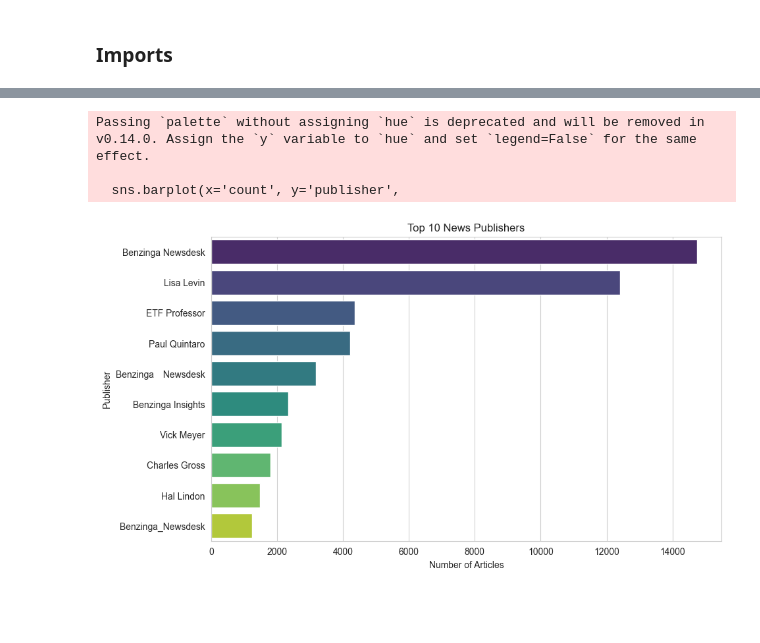
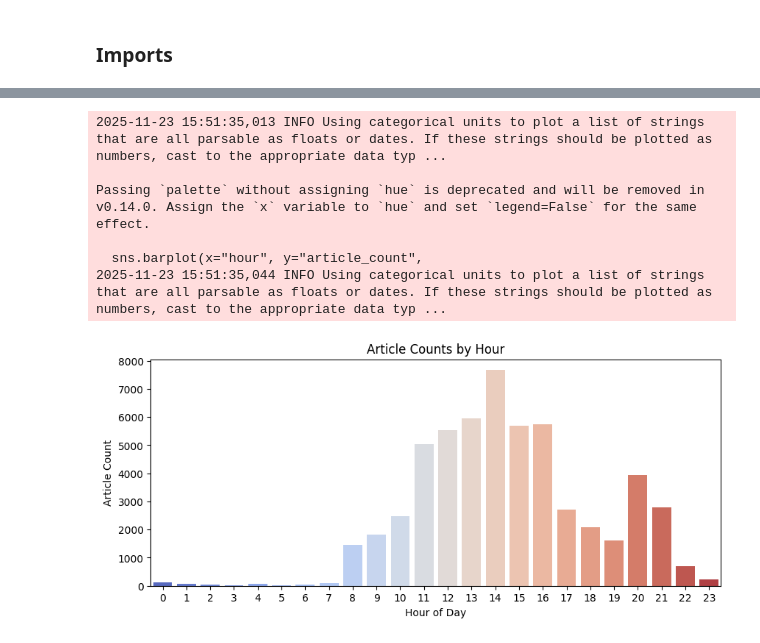
Before and after one commit to tib-dev/Predicting-Price-Moves-with-News-Sentiment, a Jupyter notebook: notebooks/eda_news.ipynb, the cells around one changed output, grey strips where cells are left out. Cells and saved outputs as stored; diff of their text form; code cells hidden in the pictures; blank space fills up the shorter version.

```diff
--- a/notebooks/eda_news.ipynb
+++ b/notebooks/eda_news.ipynb
@@ -91,0 +81,8 @@ publisher_counts.head(10)
+# %%
+# ================================================
+# Run preprocessing pipeline
+# ================================================
+
+df_news = service.run_pipeline(preprocess=True, align=False, aggregate=False)
+print("Processed News DataFrame:")
+display(df_news.head())
@@ -91,0 +99,6 @@ publisher_counts.head(10)
+# %%
+# ================================================
+# Cell 5 — Add headline metrics for EDA
+# ================================================
+df_news_metrics = add_headline_metrics(df_news, text_col="headline")
+display(df_news_metrics.head())
@@ -92,13 +177,19 @@ publisher_counts.head(10)
 # %%
-plt.figure(figsize=(10, 6))
-sns.barplot(x='count', y='publisher',
-            data=publisher_counts.head(10), palette='viridis')
-plt.title('Top 10 News Publishers')
-plt.xlabel('Number of Articles')
-plt.ylabel('Publisher')
+trend_by_hour = publication_trend_by_time(
+    df_news_metrics, date_col='date_naive')
+
+plt.figure(figsize=(10, 4))
+sns.barplot(x="hour", y="article_count",
+            data=trend_by_hour, palette="coolwarm")
+plt.title("Article Counts by Hour")
+plt.xlabel("Hour of Day")
+plt.ylabel("Article Count")
 plt.show()
 # %% [output]
-Passing `palette` without assigning `hue` is deprecated and will be removed in v0.14.0. Assign the `y` variable to `hue` and set `legend=False` for the same effect.
+2025-11-23 15:51:35,013 INFO Using categorical units to plot a list of strings that are all parsable as floats or dates. If these strings should be plotted as numbers, cast to the appropriate data typ ...
 
-  sns.barplot(x='count', y='publisher',
+Passing `palette` without assigning `hue` is deprecated and will be removed in v0.14.0. Assign the `x` variable to `hue` and set `legend=False` for the same effect.
+
+  sns.barplot(x="hour", y="article_count",
+2025-11-23 15:51:35,044 INFO Using categorical units to plot a list of strings that are all parsable as floats or dates. If these strings should be plotted as numbers, cast to the appropriate data typ ...
-[figure, old version]
+[figure, new version]
```
Also changed, not shown: parts of 18 cells of this notebook, 3 other files.
